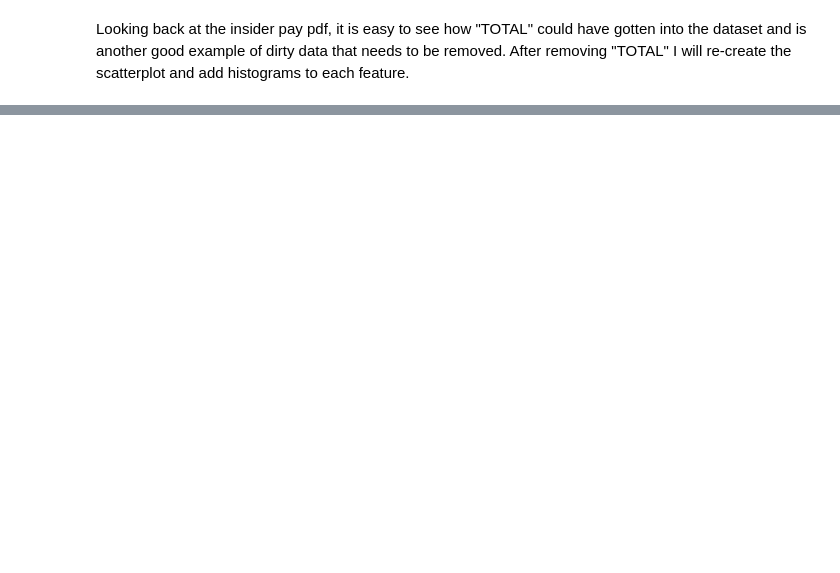
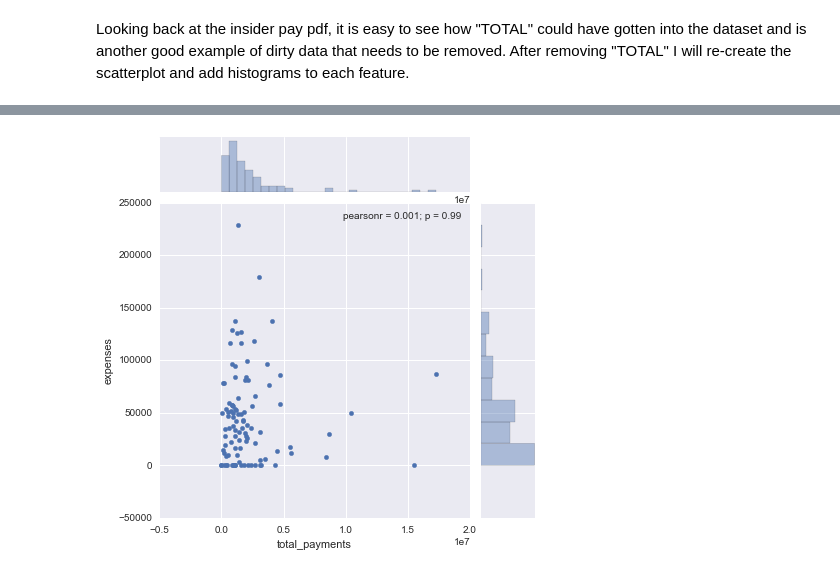
Before and after one commit to LayneNewhouse/Machine-Learning, a Jupyter notebook: Project5.ipynb, the cells around one changed output, grey strips where cells are left out. Saved outputs shown, nothing was run; the diff lists cells and outputs as text; code cells hidden in the pictures; blank space fills up the shorter version.

```diff
--- a/Project5.ipynb
+++ b/Project5.ipynb
@@ -294,0 +288,5 @@ During my first few iterations of this project I had left the data as is but aft
+# %%
+enron_data.pop("LAY KENNETH L", 0)
+scatter_hist(enron_data, features)
+# %% [output]
+[figure, added]
```
Also changed, not shown: parts of 22 cells of this notebook.
